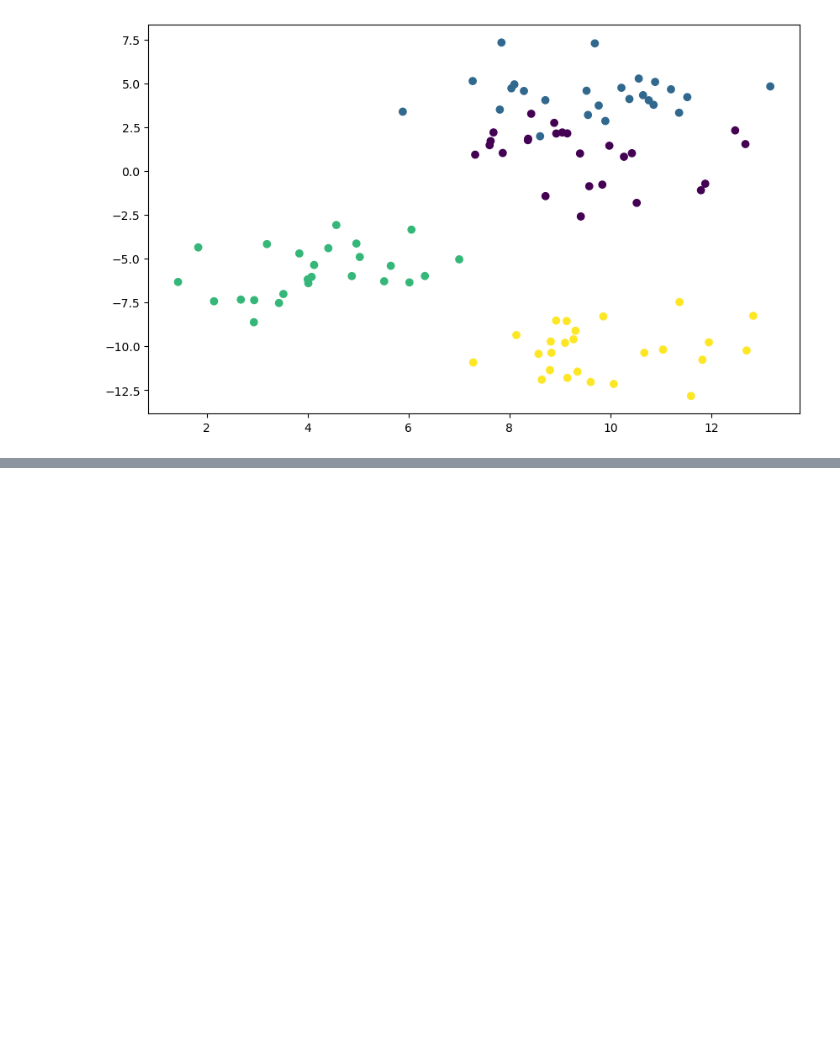
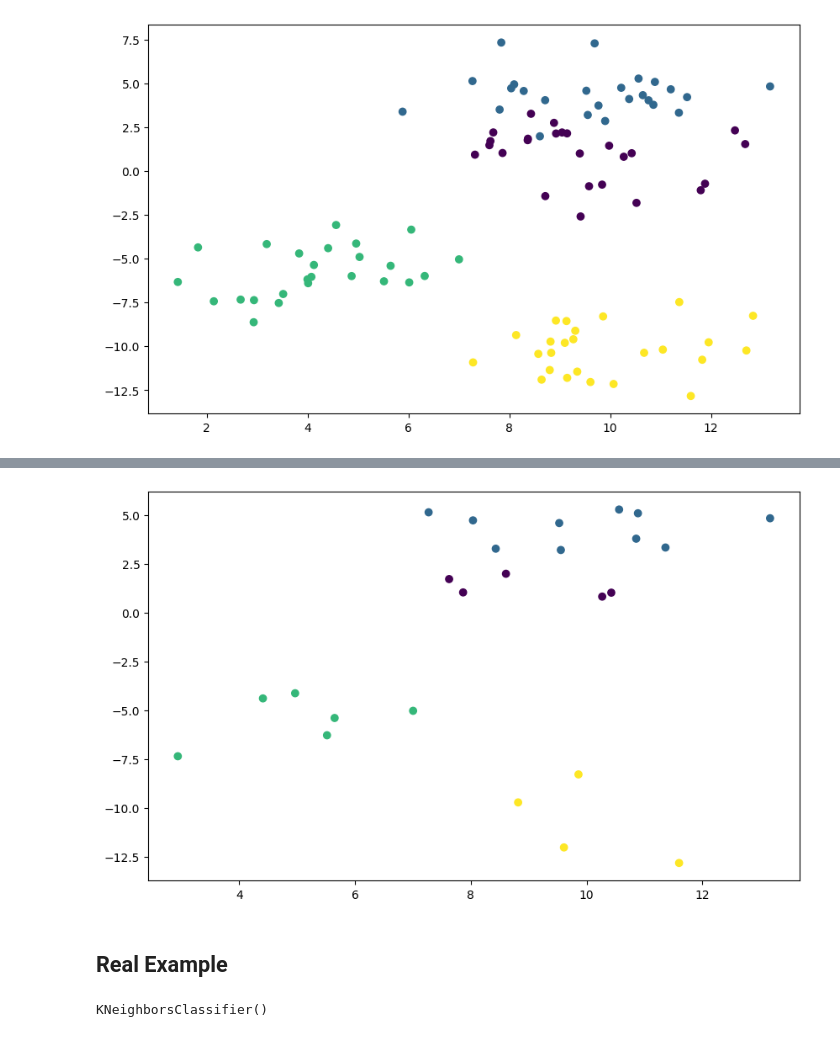
Before and after one commit to GeekyPS/Summer-Analytics, a Jupyter notebook: Week_4/4.K_Nearest_Neighbour.ipynb, the cells around one changed output, grey strips where cells are left out. Drawn from its saved outputs; the diff is of its cells as text; code cells hidden in the pictures; blank space fills up the shorter version.

```diff
--- a/Week_4/4.K_Nearest_Neighbour.ipynb
+++ b/Week_4/4.K_Nearest_Neighbour.ipynb
@@ -20,0 +39,6 @@ plt.show()
+# %%
+plt.figure(figsize=(10,6))
+plt.scatter(X_test[:,0],X_test[:,1],c=y_pred5,marker='o')
+plt.show()
+# %% [output]
+[figure, added]
@@ -20,0 +49,2 @@ plt.show()
+# %% [markdown]
+## Real Example
@@ -20,0 +65,5 @@ plt.show()
+# %%
+classifier = KNeighborsClassifier(n_neighbors=5,metric="minkowski",p=2)
+classifier.fit(X_train, y_train)
+# %% [output]
+KNeighborsClassifier()
```
Also changed, not shown: parts of 15 cells of this notebook, 29 other files.
